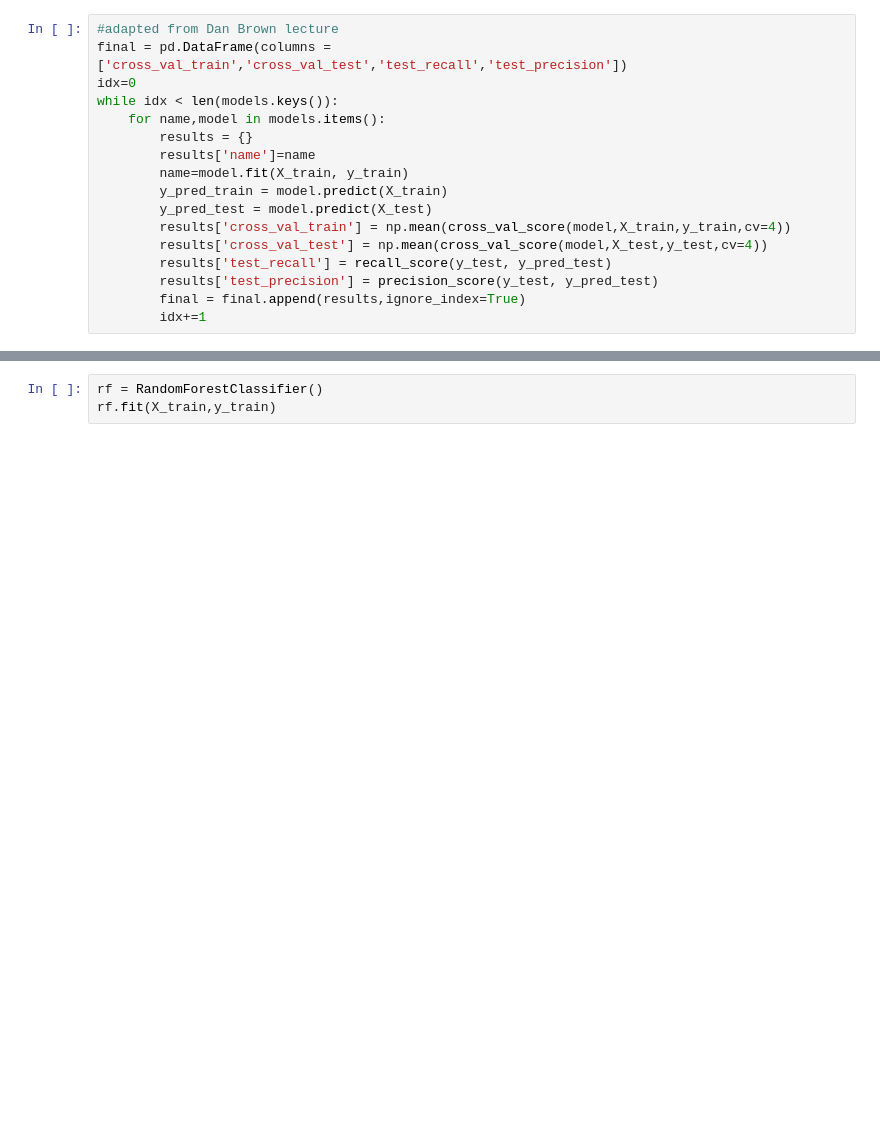
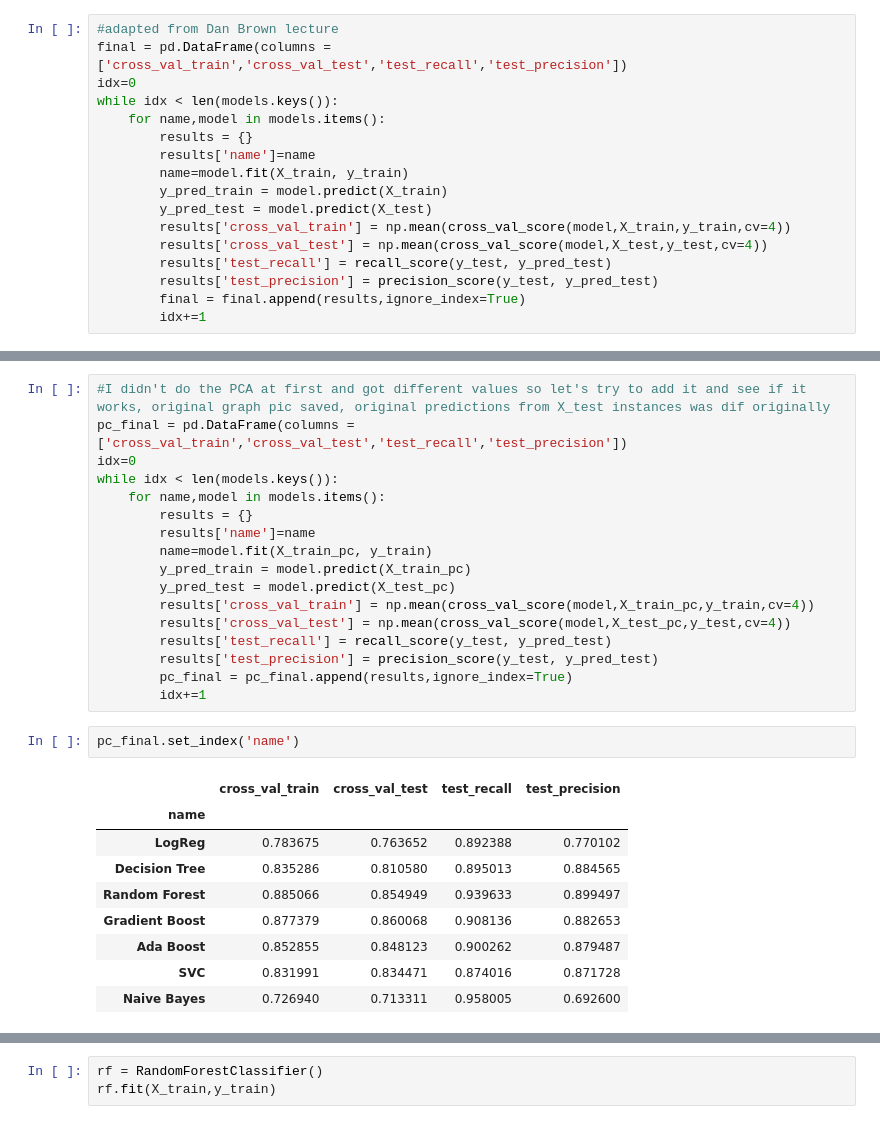
Before and after one commit to efann64/SNAP-Project, a Jupyter notebook: 3_Model.ipynb, the cells around one changed output, grey strips where cells are left out. Cells and saved outputs as stored; diff of their text form; blank space fills up the shorter version.

```diff
--- a/3_Model.ipynb
+++ b/3_Model.ipynb
@@ -112,3 +114,32 @@ final.set_index('name')
 | SVC | 0.884700 | 0.854949 | 0.901575 | 0.928378 |
 | Naive Bayes | 0.767204 | 0.741468 | 0.833333 | 0.908441 |
+# %%
+#I didn't do the PCA at first and got different values so let's try to add it and see if it works, original graph pic saved, original predictions from X_test instances was dif originally
+pc_final = pd.DataFrame(columns = ['cross_val_train','cross_val_test','test_recall','test_precision'])
+idx=0
+while idx < len(models.keys()):
+    for name,model in models.items():
+        results = {}
+        results['name']=name
+        name=model.fit(X_train_pc, y_train)
+        y_pred_train = model.predict(X_train_pc)
+        y_pred_test = model.predict(X_test_pc)
+        results['cross_val_train'] = np.mean(cross_val_score(model,X_train_pc,y_train,cv=4))
+        results['cross_val_test'] = np.mean(cross_val_score(model,X_test_pc,y_test,cv=4))
+        results['test_recall'] = recall_score(y_test, y_pred_test)
+        results['test_precision'] = precision_score(y_test, y_pred_test)
+        pc_final = pc_final.append(results,ignore_index=True)
+        idx+=1
+# %%
+pc_final.set_index('name')
+# %% [output]
+|  | cross_val_train | cross_val_test | test_recall | test_precision |
+| name |  |  |  |  |
+| LogReg | 0.783675 | 0.763652 | 0.892388 | 0.770102 |
+| Decision Tree | 0.835286 | 0.810580 | 0.895013 | 0.884565 |
+| Random Forest | 0.885066 | 0.854949 | 0.939633 | 0.899497 |
+| Gradient Boost | 0.877379 | 0.860068 | 0.908136 | 0.882653 |
+| Ada Boost | 0.852855 | 0.848123 | 0.900262 | 0.879487 |
+| SVC | 0.831991 | 0.834471 | 0.874016 | 0.871728 |
+| Naive Bayes | 0.726940 | 0.713311 | 0.958005 | 0.692600 |
 # %%
```
Also changed, not shown: parts of 14 cells of this notebook.
